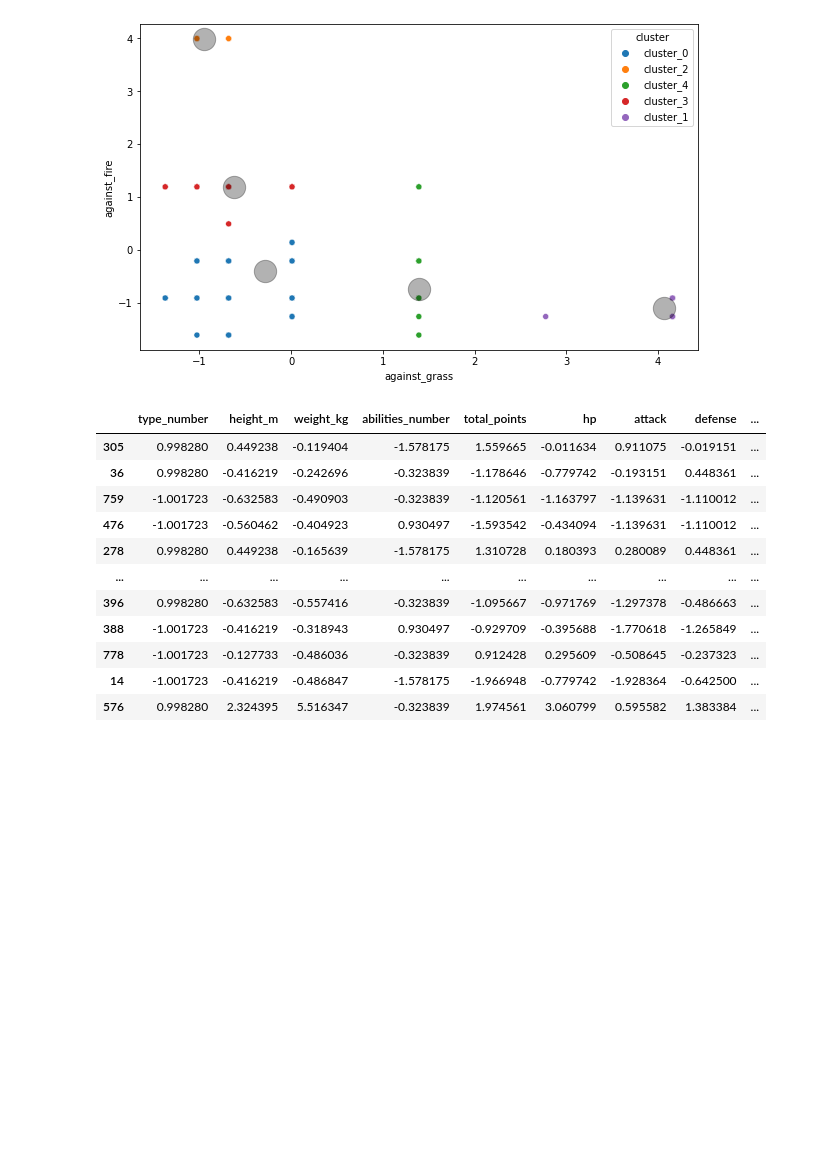
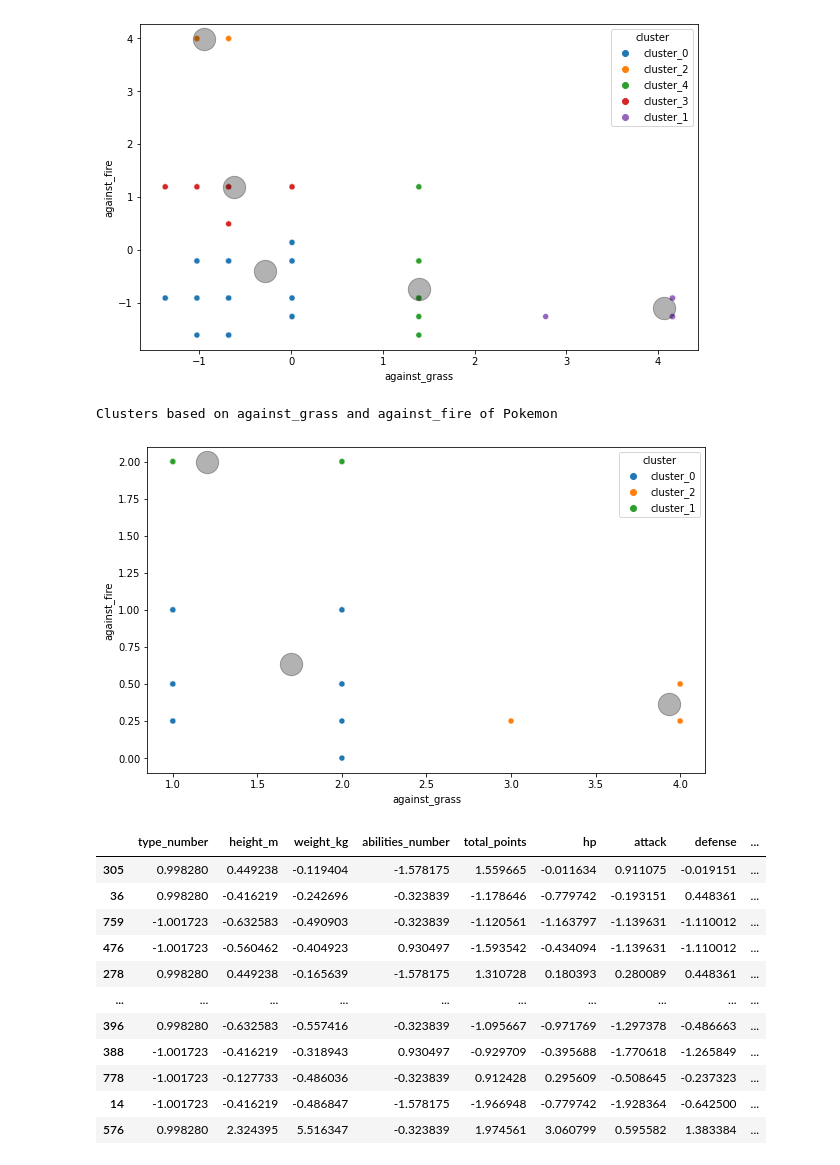
Before and after one commit to annah-vu/pokemon_project, a Jupyter notebook: third_notebook.ipynb, the cells around one changed output. Cells and saved outputs as stored; diff of their text form; code cells hidden in the pictures; blank space fills up the shorter version.

Commit message:
clusters

```diff
--- a/third_notebook.ipynb
+++ b/third_notebook.ipynb
@@ -117,11 +119,11 @@ make_cluster(X_train_scaled, X, 5, 'weight_kg','height_m')
 Clusters based on weight_kg and height_m of Pokemon
 [figure]
 # %%
-def make_cluster(X_train_scaled, n, variable_1, variable_2):
-    X = X_train_scaled[[variable_1,variable_2]]
-    X_train_scaled, X_scaled, scaler, kmeans, centroids = create_cluster(X_train_scaled, X, n)
-    create_scatter_plot(variable_1, variable_2,X_train_scaled,kmeans, X_scaled, scaler)
-    print(f'Clusters based on {variable_1} and {variable_2} of Pokemon')
+# def make_cluster(X_train_scaled, n, variable_1, variable_2):
+#     X = X_train_scaled[[variable_1,variable_2]]
+#     X_train_scaled, X_scaled, scaler, kmeans, centroids = create_cluster(X_train_scaled, X, n)
+#     create_scatter_plot(variable_1, variable_2,X_train_scaled,kmeans, X_scaled, scaler)
+#     print(f'Clusters based on {variable_1} and {variable_2} of Pokemon')
 # %%
 make_cluster(X_train_scaled, 5, 'weight_kg','height_m')
 # %% [output]
@@ -167,6 +169,11 @@ make_cluster(X_train_scaled, 5, 'against_grass','against_fire')
 # %% [output]
 Clusters based on against_grass and against_fire of Pokemon
 [figure]
+# %%
+make_cluster(train[train["is_weakness"]== 1], 3, 'against_grass','against_fire')
+# %% [output]
+Clusters based on against_grass and against_fire of Pokemon
+[figure, added]
 # %%
 X_train_scaled
 # %% [output]
```
Also changed, not shown: parts of 10 cells of this notebook.
